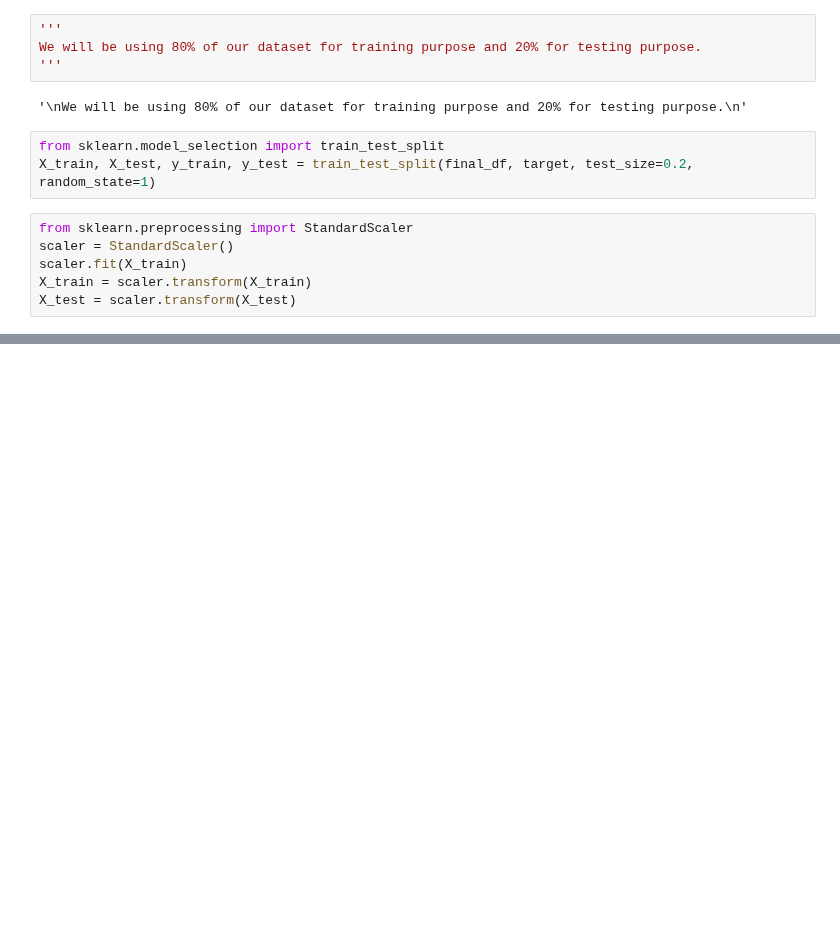
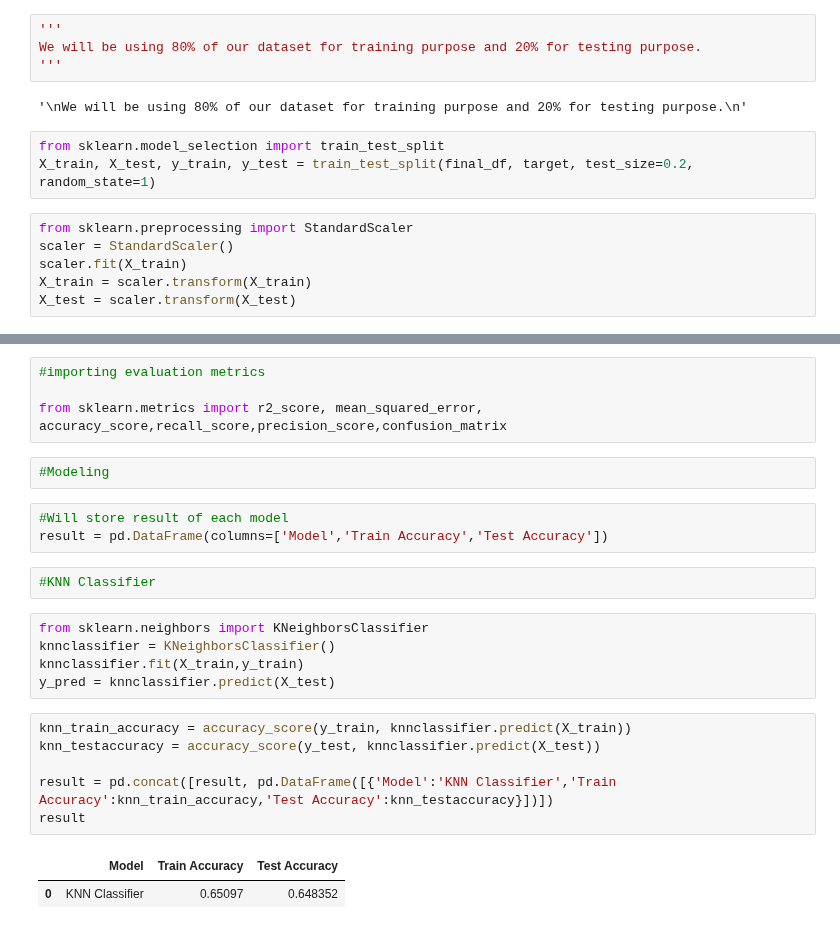
Before and after one commit to heytanix/PROJECT_ARRHYTHMIA, a Jupyter notebook: Oversampled_and_PCA.ipynb, the cells around one changed output, grey strips where cells are left out. Saved outputs shown, nothing was run; the diff lists cells and outputs as text; blank space fills up the shorter version.

Commit message:
Added KNN Classifier

```diff
--- a/Oversampled_and_PCA.ipynb
+++ b/Oversampled_and_PCA.ipynb
@@ -466,0 +484,25 @@ X_test = scaler.transform(X_test)
+# %%
+#importing evaluation metrics
+
+from sklearn.metrics import r2_score, mean_squared_error, accuracy_score,recall_score,precision_score,confusion_matrix
+# %%
+#Modeling
+# %%
+#Will store result of each model
+result = pd.DataFrame(columns=['Model','Train Accuracy','Test Accuracy'])
+# %%
+#KNN Classifier
+# %%
+from sklearn.neighbors import KNeighborsClassifier
+knnclassifier = KNeighborsClassifier()
+knnclassifier.fit(X_train,y_train)
+y_pred = knnclassifier.predict(X_test)
+# %%
+knn_train_accuracy = accuracy_score(y_train, knnclassifier.predict(X_train))
+knn_testaccuracy = accuracy_score(y_test, knnclassifier.predict(X_test))
+
+result = pd.concat([result, pd.DataFrame([{'Model':'KNN Classifier','Train Accuracy':knn_train_accuracy,'Test Accuracy':knn_testaccuracy}])])
+result
+# %% [output]
+|  | Model | Train Accuracy | Test Accuracy |
+| 0 | KNN Classifier | 0.65097 | 0.648352 |
```
Also changed, not shown: parts of 3 cells of this notebook.
